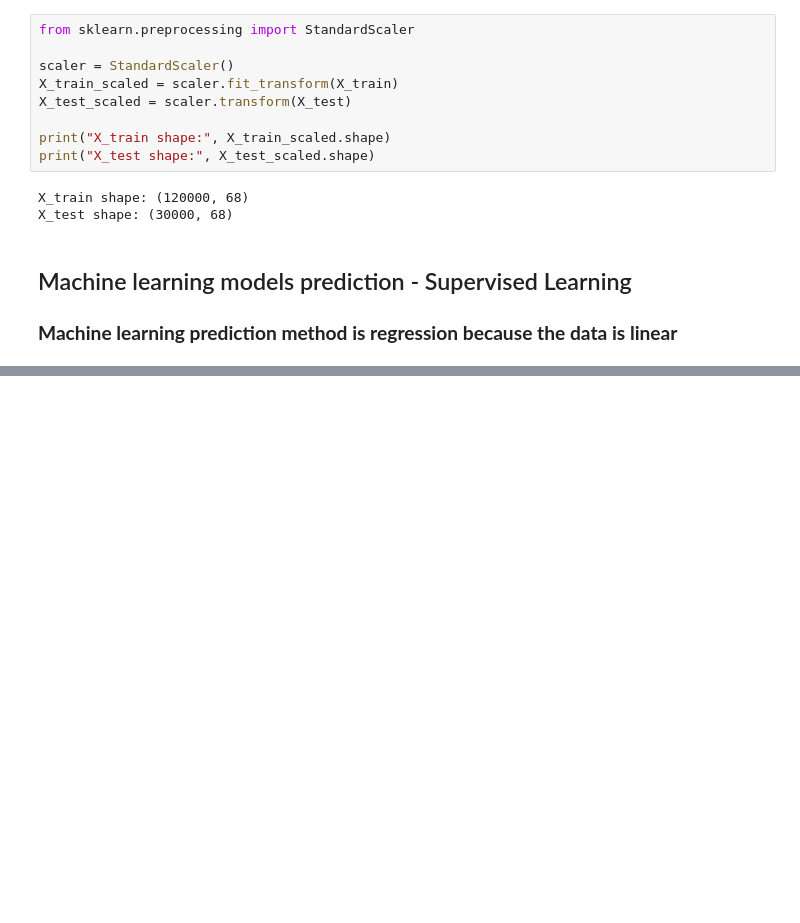
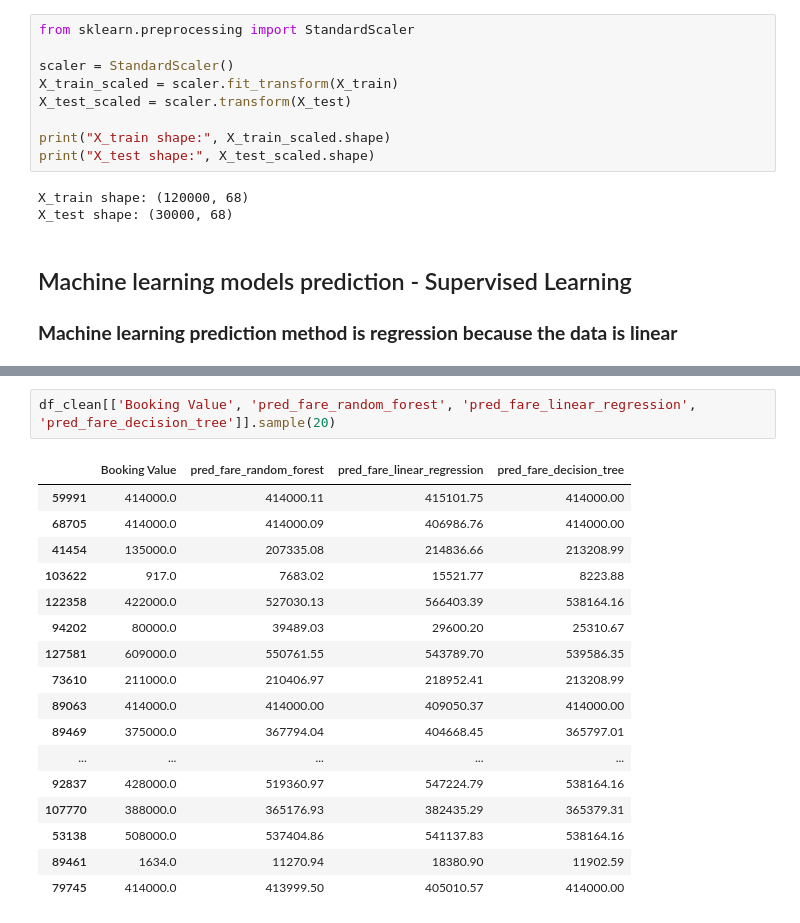
Before and after one commit to Mipjeiger/Taxi-trip-end-to-end-engineering, a Jupyter notebook: production/backend/database/data_science_engineering.ipynb, the cells around one changed output, grey strips where cells are left out. Saved outputs shown, nothing was run; the diff lists cells and outputs as text; blank space fills up the shorter version.

```diff
--- a/production/backend/database/data_science_engineering.ipynb
+++ b/production/backend/database/data_science_engineering.ipynb
@@ -271,0 +391,20 @@ KeyboardInterrupt:
+# %%
+df_clean[['Booking Value', 'pred_fare_random_forest', 'pred_fare_linear_regression', 'pred_fare_decision_tree']].sample(20)
+# %% [output]
+|  | Booking Value | pred_fare_random_forest | pred_fare_linear_regression | pred_fare_decision_tree |
+| 59991 | 414000.0 | 414000.11 | 415101.75 | 414000.00 |
+| 68705 | 414000.0 | 414000.09 | 406986.76 | 414000.00 |
+| 41454 | 135000.0 | 207335.08 | 214836.66 | 213208.99 |
+| 103622 | 917.0 | 7683.02 | 15521.77 | 8223.88 |
+| 122358 | 422000.0 | 527030.13 | 566403.39 | 538164.16 |
+| 94202 | 80000.0 | 39489.03 | 29600.20 | 25310.67 |
+| 127581 | 609000.0 | 550761.55 | 543789.70 | 539586.35 |
+| 73610 | 211000.0 | 210406.97 | 218952.41 | 213208.99 |
+| 89063 | 414000.0 | 414000.00 | 409050.37 | 414000.00 |
+| 89469 | 375000.0 | 367794.04 | 404668.45 | 365797.01 |
+| ... | ... | ... | ... | ... |
+| 92837 | 428000.0 | 519360.97 | 547224.79 | 538164.16 |
+| 107770 | 388000.0 | 365176.93 | 382435.29 | 365379.31 |
+| 53138 | 508000.0 | 537404.86 | 541137.83 | 538164.16 |
+| 89461 | 1634.0 | 11270.94 | 18380.90 | 11902.59 |
+| 79745 | 414000.0 | 413999.50 | 405010.57 | 414000.00 |
```
Also changed, not shown: parts of 10 cells of this notebook, 5 other files.
